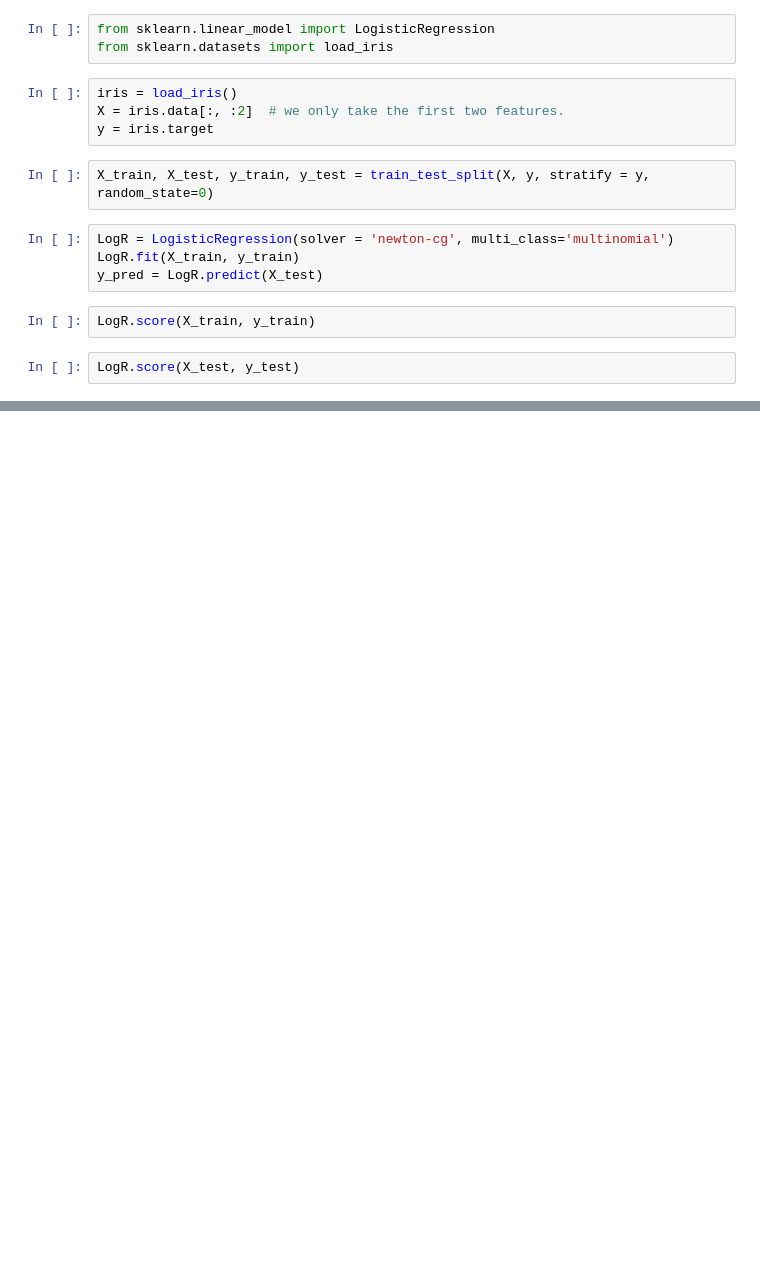
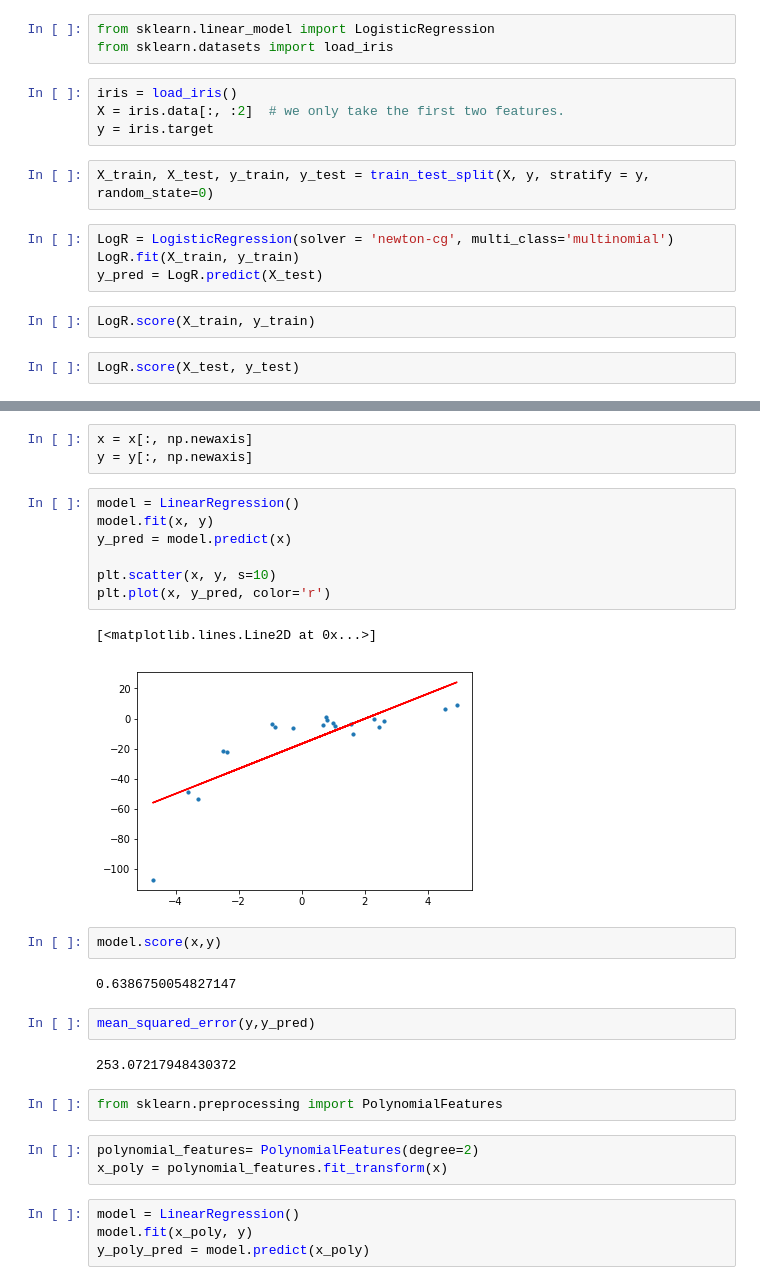
Before and after one commit to Fadouagh/data-ocha, a Jupyter notebook: ML linear models/Linear models.ipynb, the cells around one changed output, grey strips where cells are left out. Drawn from its saved outputs; the diff is of its cells as text; blank space fills up the shorter version.

```diff
--- a/ML linear models/Linear models.ipynb
+++ b/ML linear models/Linear models.ipynb
@@ -626,0 +646,30 @@ LogR.score(X_test, y_test)
+# %%
+x = x[:, np.newaxis]
+y = y[:, np.newaxis]
+# %%
+model = LinearRegression()
+model.fit(x, y)
+y_pred = model.predict(x)
+
+plt.scatter(x, y, s=10)
+plt.plot(x, y_pred, color='r')
+# %% [output]
+[<matplotlib.lines.Line2D at 0x...>]
+[figure, added]
+# %%
+model.score(x,y)
+# %% [output]
+0.6386750054827147
+# %%
+mean_squared_error(y,y_pred)
+# %% [output]
+253.07217948430372
+# %%
+from sklearn.preprocessing import PolynomialFeatures
+# %%
+polynomial_features= PolynomialFeatures(degree=2)
+x_poly = polynomial_features.fit_transform(x)
+# %%
+model = LinearRegression()
+model.fit(x_poly, y)
+y_poly_pred = model.predict(x_poly)
```
Also changed, not shown: parts of 13 cells of this notebook.
